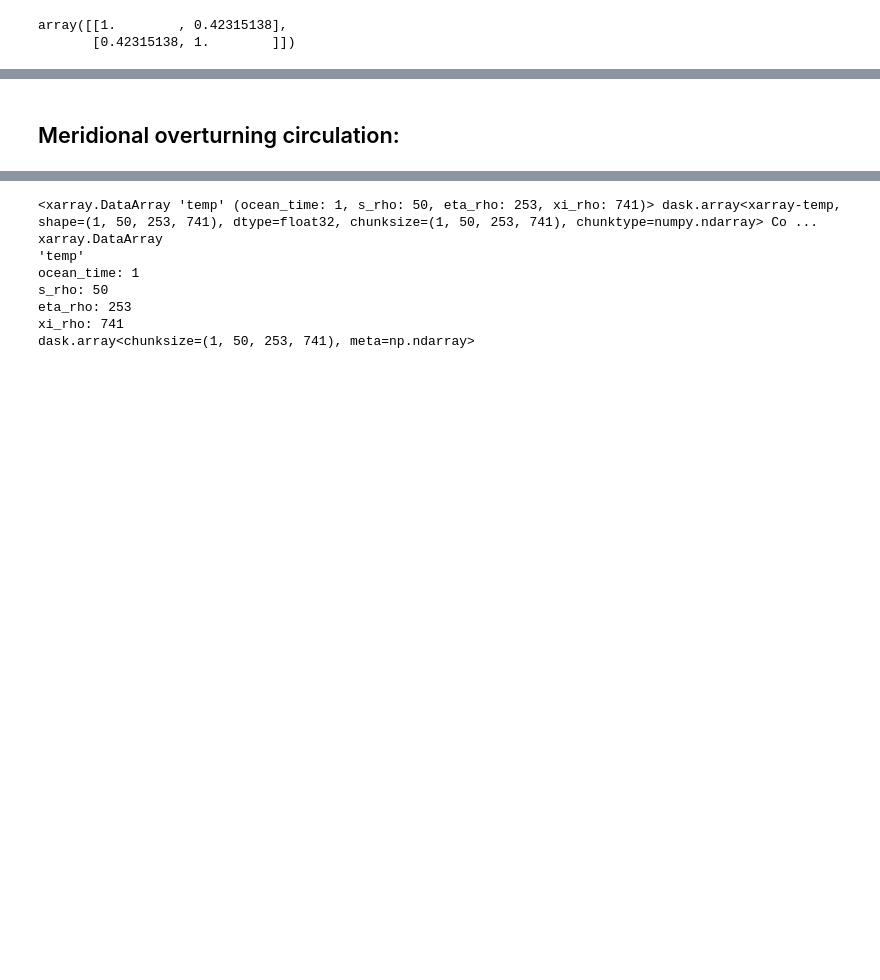
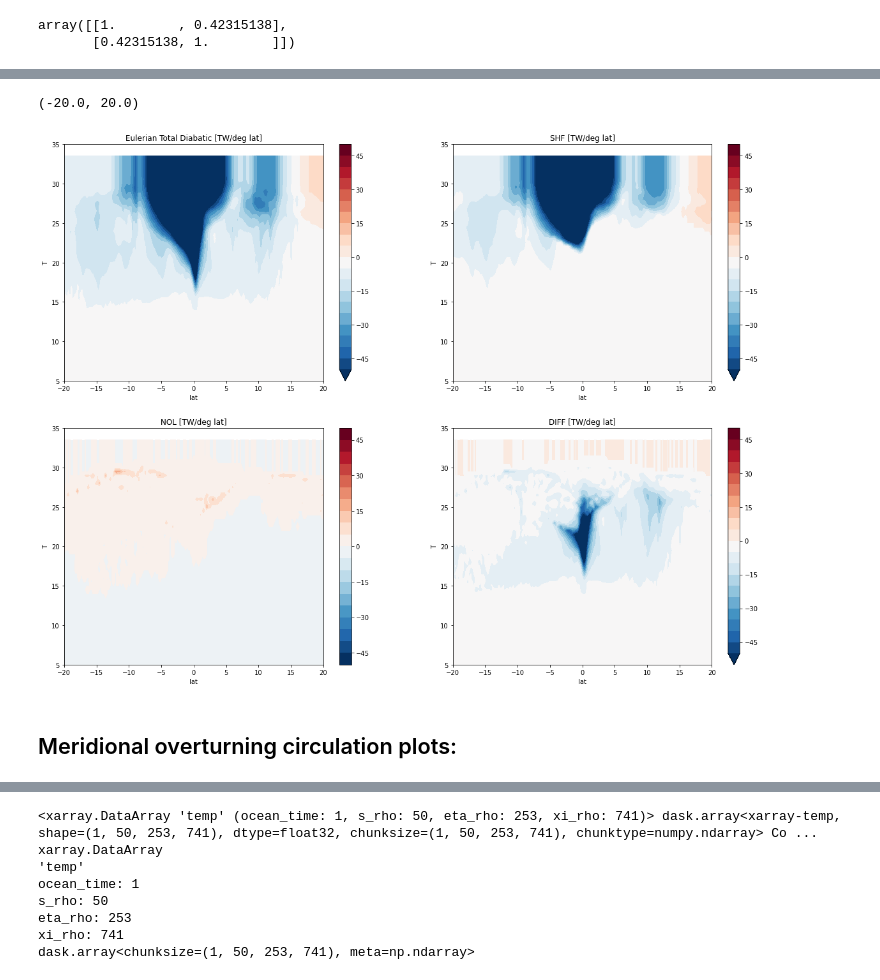
Before and after one commit to rmholmes/SAPEQ_ROMS_analysis, a Jupyter notebook: ROMS_Analysis.ipynb, the cells around one changed output, grey strips where cells are left out. Cells and saved outputs as stored; diff of their text form; code cells hidden in the pictures; blank space fills up the shorter version.

```diff
--- a/ROMS_Analysis.ipynb
+++ b/ROMS_Analysis.ipynb
@@ -68,0 +225,18 @@ CROCOavg = CROCOavg.isel(xi_rho=slice(ln1ic,ln2ic)).isel(eta_rho=slice(lt1ic,lt2
+# %%
+# Load calculations for a short 60-day period (should be representative):
+favg = favg.isel(ocean_time=slice(0,60))
+fdia = fdia.isel(ocean_time=slice(0,60))
+# %%
+favg_mean.PsiEul.load();
+favg_mean.PsiLag.load();
+favg.PsiEul.load();
+favg.PsiLag.load();
+# %%
+# fdia_mean.Fz.load();
+fdia_mean.Fz_shf.load();
+fdia_mean.Fz_dif.load();
+# fdia_mean.Fz_nol.load();
+# fdia_mean.HfDia.load();
+fdia_mean.HfDia_shf.load();
+fdia_mean.HfDia_dif.load();
+# fdia_mean.HfDia_nol.load();
@@ -183,2 +384,41 @@ Text(0.5, 1.0, 'Net surface heat flux (Wm-2)')
+# %%
+# Temperature coordinates plotting:
+plt.figure(figsize=(20,15))
+
+HfDia_mean = -fdia_mean.HfDia.mean('ocean_time')*favg.pn.mean('xi_rho')*110000./1.e12
+HfDia_shf_mean = -fdia_mean.HfDia_shf.mean('ocean_time')*favg.pn.mean('xi_rho')*110000./1.e12
+HfDia_nol_mean = -fdia_mean.HfDia_nol.mean('ocean_time')*favg.pn.mean('xi_rho')*110000./1.e12
+HfDia_dif_mean = -fdia_mean.HfDia_dif.mean('ocean_time')*favg.pn.mean('xi_rho')*110000./1.e12
+
+xlims = [-20.,20.]
+ylimsT = [5.,35.]
+cbar_levels_Di = np.arange(-50.,55.,5.)
+
+plt.subplot(2,2,1)
+HfDia_mean.plot.contourf(levels=cbar_levels_Di,cmap='RdBu_r',x='lat')
+plt.title('Eulerian Total Diabatic [TW/deg lat]')
+plt.ylim(ylimsT)
+plt.xlim(xlims)
+
+plt.subplot(2,2,2)
+HfDia_shf_mean.plot.contourf(levels=cbar_levels_Di,cmap='RdBu_r',x='lat')
+plt.title('SHF [TW/deg lat]')
+plt.ylim(ylimsT)
+plt.xlim(xlims)
+
+plt.subplot(2,2,3)
+HfDia_nol_mean.plot.contourf(levels=cbar_levels_Di,cmap='RdBu_r',x='lat')
+plt.title('NOL [TW/deg lat]')
+plt.ylim(ylimsT)
+plt.xlim(xlims)
+
+plt.subplot(2,2,4)
+HfDia_dif_mean.plot.contourf(levels=cbar_levels_Di,cmap='RdBu_r',x='lat')
+plt.title('DIFF [TW/deg lat]')
+plt.ylim(ylimsT)
+plt.xlim(xlims)
+# %% [output]
+(-20.0, 20.0)
+[figure, added]
 # %% [markdown]
-## Meridional overturning circulation:
+## Meridional overturning circulation plots:
```
Also changed, not shown: parts of 46 cells of this notebook.
